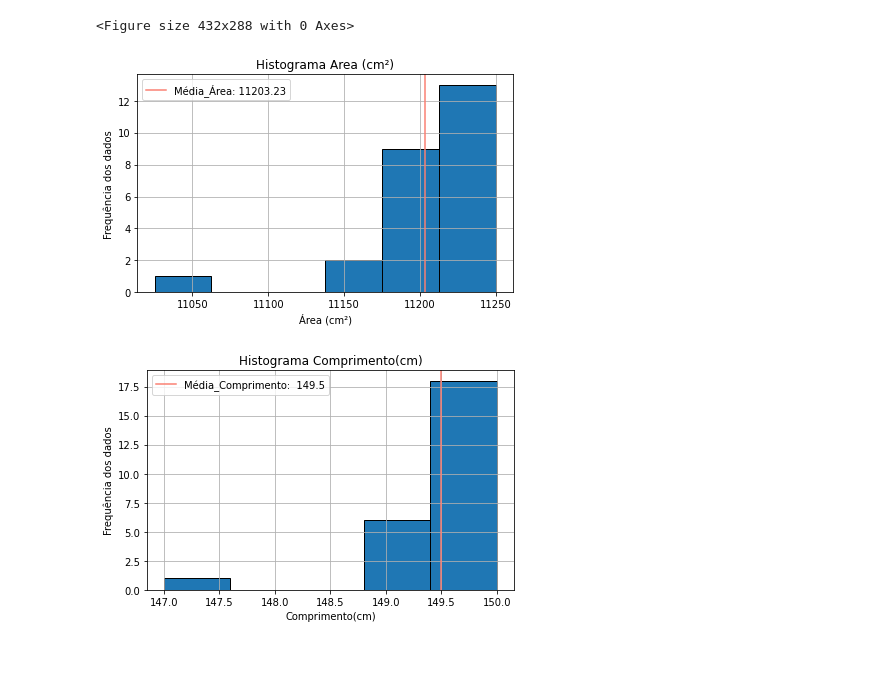
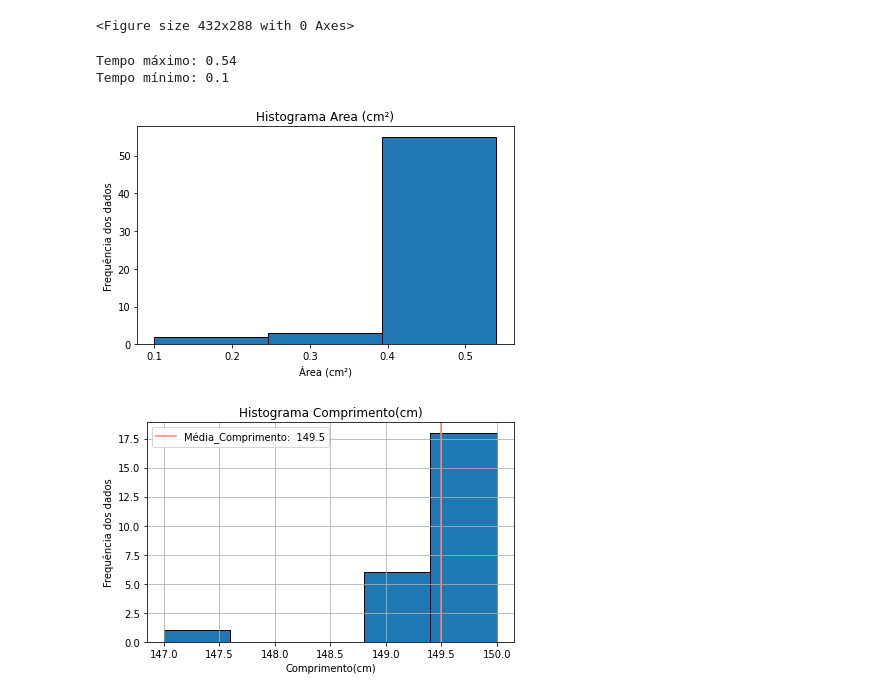
Before and after one commit to hugodevelopment/Excel-Python, a Jupyter notebook: CalculosQuedaLivre.ipynb, the cells around one changed output. Cells and saved outputs as stored; diff of their text form; code cells hidden in the pictures; blank space fills up the shorter version.

```diff
--- a/CalculosQuedaLivre.ipynb
+++ b/CalculosQuedaLivre.ipynb
@@ -153,34 +153,44 @@ plt.savefig('Largura.png')
 [figure]
 <Figure size 432x288 with 0 Axes>
 # %%
+import pandas as pd
+import matplotlib.pyplot as plt
+import numpy as np
 
-import matplotlib.pyplot as plt
+tabela = pd.read_excel("/content/Queda Livre.xlsx") #aqui irá ler os dados em Excel
+# # Criando o histograma para os dados da Área
 
-tabela = pd.read_excel("/content/PlanilhaMec.xlsx") #aqui irá ler os dados em Excel
-# Criando o histograma para os dados da Área
-plt.hist(tabela['Área'],bins=bin_count, edgecolor="black")
+
+maximo_tempo = np.amax(tabela["Tempo"])
+minimo_tempo = np.amin(tabela["Tempo"])
+print("Tempo máximo:", maximo_tempo)
+print("Tempo mínimo:", minimo_tempo)
+
+plt.hist(tabela['Tempo'],bins=3, edgecolor="black")
 
 # Colocando o título no histograma
 plt.title("Histograma Area (cm²)")
 
-#Podemos criar um legenda no gráfico para apontar a média
-média = 11203.23
-cor = "#FA8072"
-plt.axvline(média, color=cor, label="Média_Área: 11203.23")
-plt.legend()
+# #Podemos criar um legenda no gráfico para apontar a média
+# média = 11203.23
+# cor = "#FA8072"
+# plt.axvline(média, color=cor, label="Média_Área: 11203.23")
+# plt.legend()
 
-plt.grid()
+
 
 # Colocando legenda nos Eixos
 plt.xlabel("Área (cm²)")
 plt.ylabel("Frequência dos dados")
 
 plt.tight_layout()
 
 
 plt.show()
 # %% [output]
+Tempo máximo: 0.54
+Tempo mínimo: 0.1
-[figure, old version]
+[figure, new version]
 # %%
 
 import matplotlib.pyplot as plt
```
Also changed, not shown: parts of 15 cells of this notebook, 2 other files.
